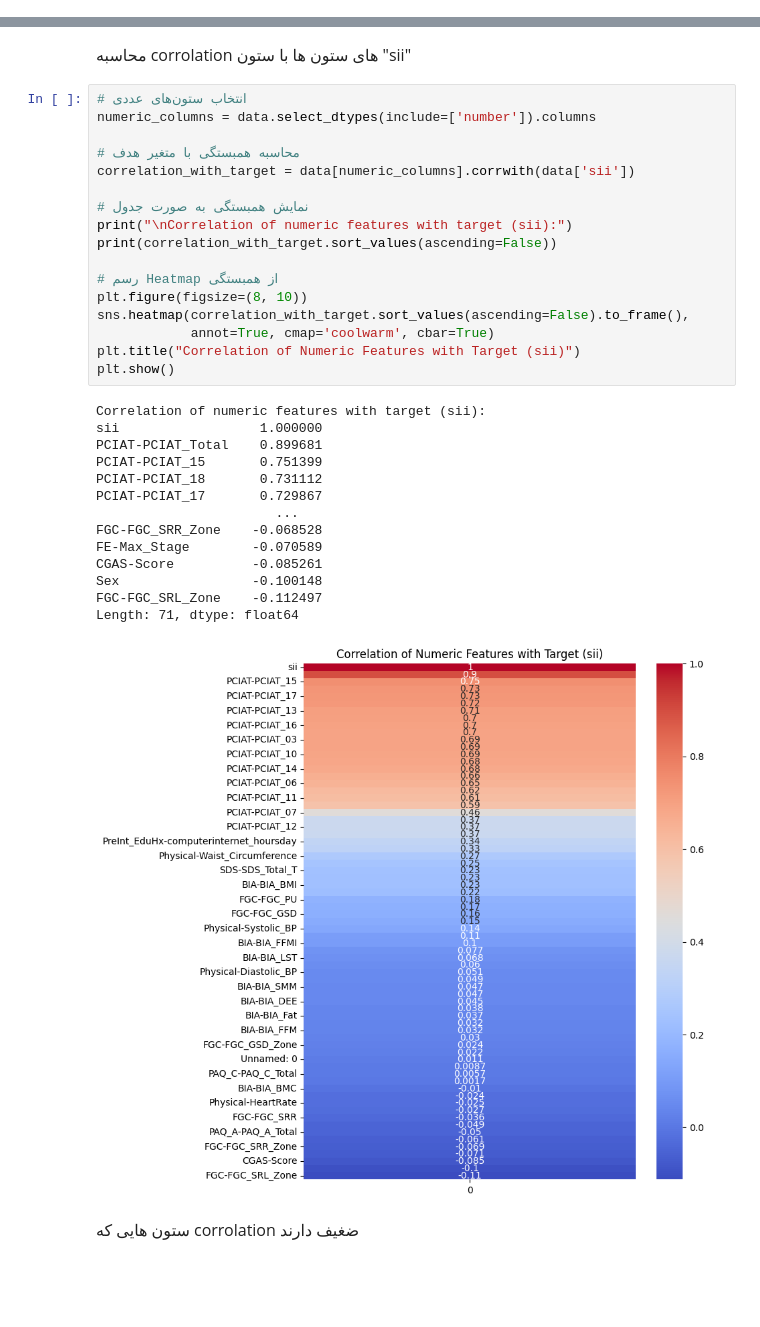
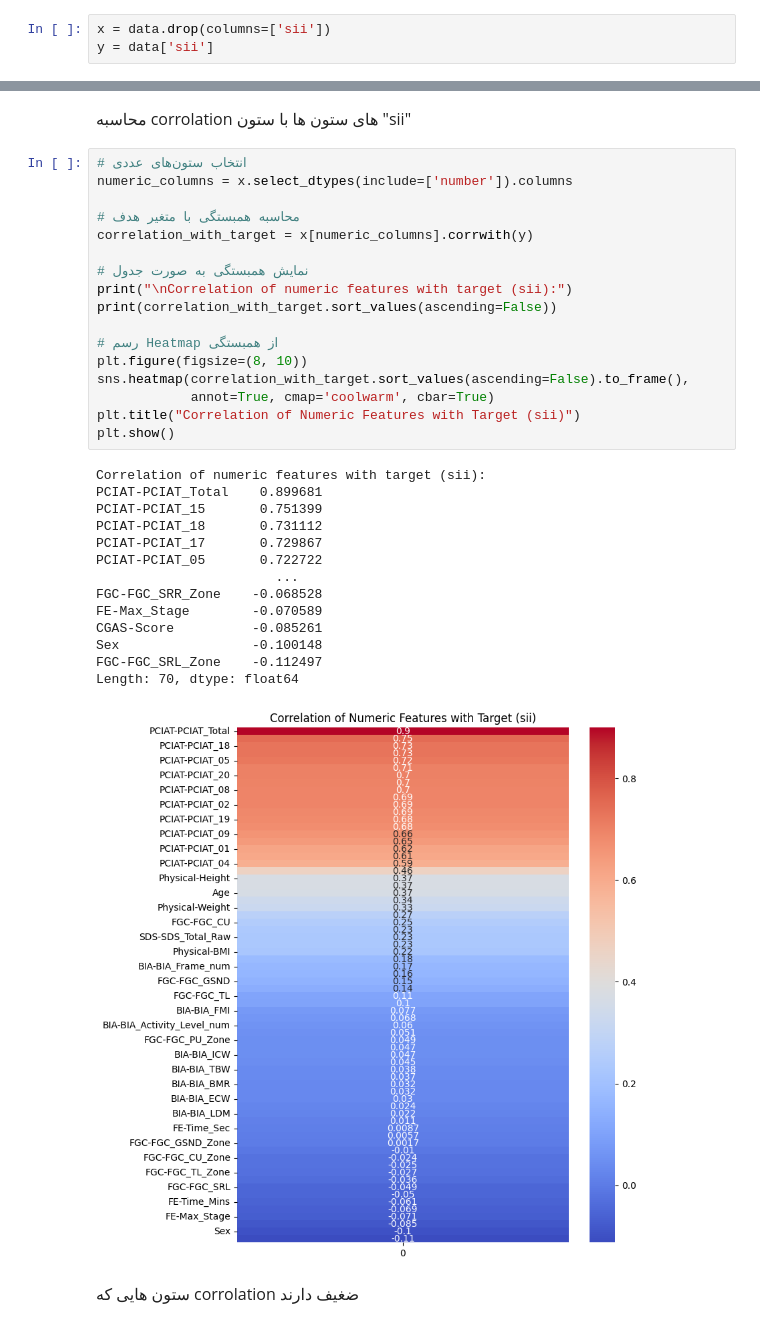
Before and after one commit to Javad1942/Group-2-QBC8, a Jupyter notebook: HBN_preprocessing.ipynb, the cells around one changed output, grey strips where cells are left out. Cells and saved outputs as stored; diff of their text form; blank space fills up the shorter version.

```diff
--- a/HBN_preprocessing.ipynb
+++ b/HBN_preprocessing.ipynb
@@ -15,6 +15,9 @@ from sklearn.metrics import r2_score
 # %%
 hbn_path = 'HBN.csv'
 data = pd.read_csv(hbn_path)
+# %%
+x = data.drop(columns=['sii'])
+y = data['sii']
 # %% [markdown]
 <p dir=rtl style="direction: rtl;text-align: justify;line-height:200%;font-family:vazir;font-size:medium">
 محاسبه missing values هر ستون
@@ -54,36 +57,36 @@ Length: 83, dtype: float64
 </p>
 # %%
 # انتخاب ستون‌های عددی
-numeric_columns = data.select_dtypes(include=['number']).columns
+numeric_columns = x.select_dtypes(include=['number']).columns
 
 # محاسبه همبستگی با متغیر هدف
-correlation_with_target = data[numeric_columns].corrwith(data['sii'])
+correlation_with_target = x[numeric_columns].corrwith(y)
 
 # نمایش همبستگی به صورت جدول
 print("\nCorrelation of numeric features with target (sii):")
 print(correlation_with_target.sort_values(ascending=False))
 
 # رسم Heatmap از همبستگی
 plt.figure(figsize=(8, 10))
 sns.heatmap(correlation_with_target.sort_values(ascending=False).to_frame(),
             annot=True, cmap='coolwarm', cbar=True)
 plt.title("Correlation of Numeric Features with Target (sii)")
 plt.show()
 # %% [output]
 Correlation of numeric features with target (sii):
-sii                  1.000000
 PCIAT-PCIAT_Total    0.899681
 PCIAT-PCIAT_15       0.751399
 PCIAT-PCIAT_18       0.731112
 PCIAT-PCIAT_17       0.729867
+PCIAT-PCIAT_05       0.722722
                        ...
 FGC-FGC_SRR_Zone    -0.068528
 FE-Max_Stage        -0.070589
 CGAS-Score          -0.085261
 Sex                 -0.100148
 FGC-FGC_SRL_Zone    -0.112497
-Length: 71, dtype: float64
+Length: 70, dtype: float64
-[figure, old version]
+[figure, new version]
 # %% [markdown]
 <p dir=rtl style="direction: rtl;text-align: justify;line-height:200%;font-family:vazir;font-size:medium">
 ستون هایی که corrolation ضغیف دارند
```
Also changed, not shown: parts of 28 cells of this notebook.
